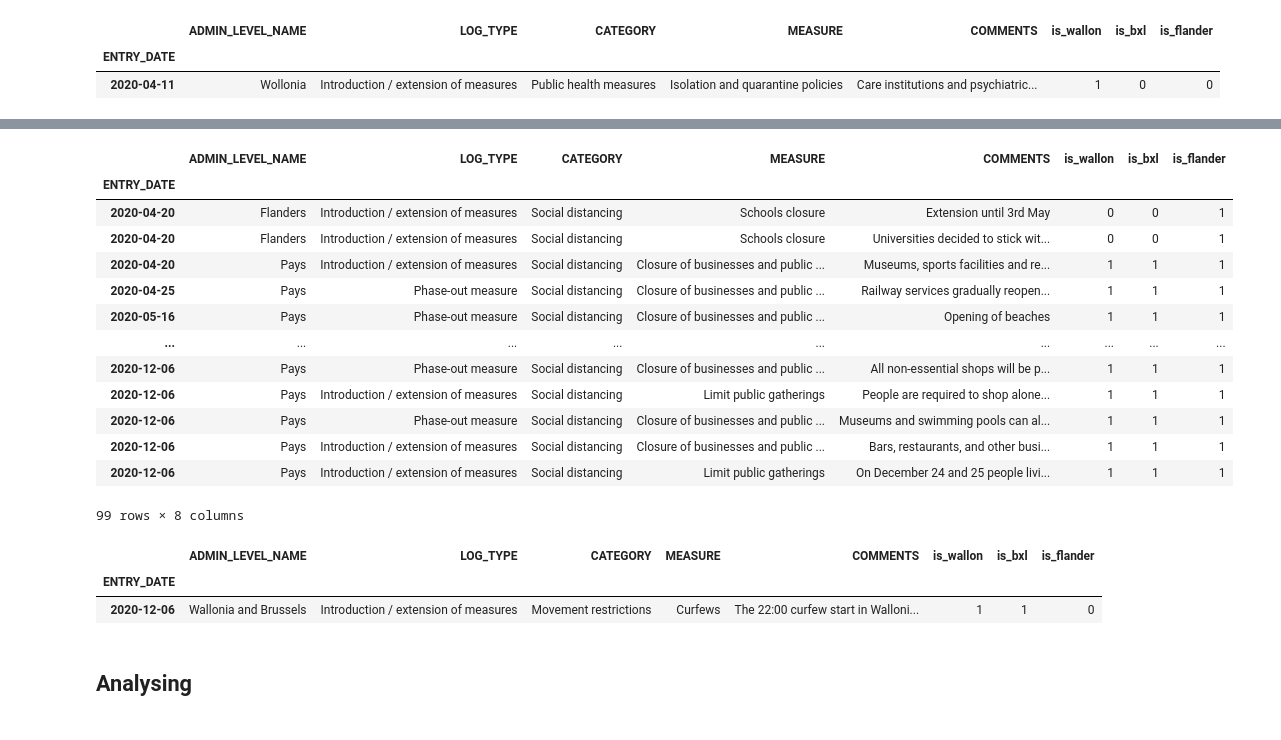
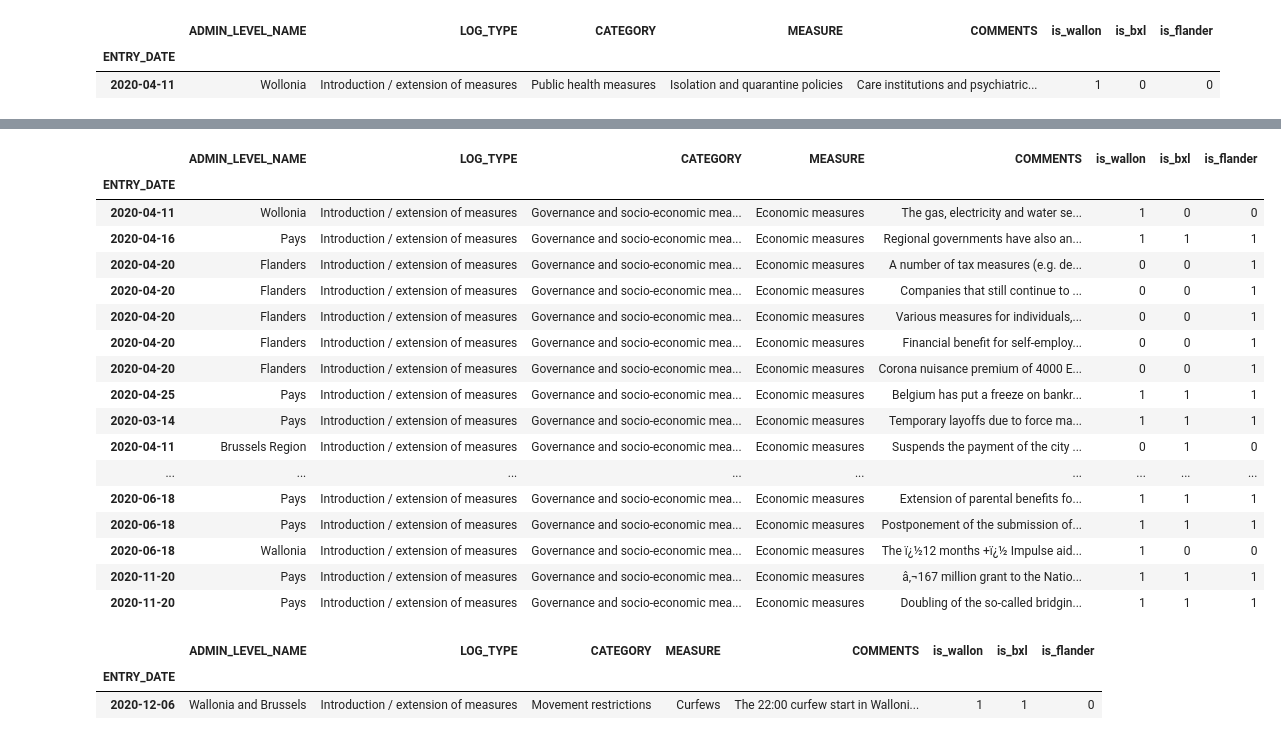
Before and after one commit to Demesmaeker/workshop-IBM-covid, a Jupyter notebook: Faillites.ipynb, the cells around one changed output, grey strips where cells are left out. Cells and saved outputs as stored; diff of their text form; code cells hidden in the pictures.

```diff
--- a/Faillites.ipynb
+++ b/Faillites.ipynb
@@ -326,20 +339,24 @@ Name: CATEGORY, dtype: int64
-# %%
-measure_be[measure_be["CATEGORY"]=="Social distancing"]
-# %% [output]
-|  | ADMIN_LEVEL_NAME | LOG_TYPE | CATEGORY | MEASURE | COMMENTS | is_wallon | is_bxl | is_flander |
-| ENTRY_DATE |  |  |  |  |  |  |  |  |
-| 2020-04-20 | Flanders | Introduction / extension of measures | Social distancing | Schools closure | Extension until 3rd May | 0 | 0 | 1 |
-| 2020-04-20 | Flanders | Introduction / extension of measures | Social distancing | Schools closure | Universities decided to stick wit... | 0 | 0 | 1 |
-| 2020-04-20 | Pays | Introduction / extension of measures | Social distancing | Closure of businesses and public ... | Museums, sports facilities and re... | 1 | 1 | 1 |
-| 2020-04-25 | Pays | Phase-out measure | Social distancing | Closure of businesses and public ... | Railway services gradually reopen... | 1 | 1 | 1 |
-| 2020-05-16 | Pays | Phase-out measure | Social distancing | Closure of businesses and public ... | Opening of beaches | 1 | 1 | 1 |
-| ... | ... | ... | ... | ... | ... | ... | ... | ... |
-| 2020-12-06 | Pays | Phase-out measure | Social distancing | Closure of businesses and public ... | All non-essential shops will be p... | 1 | 1 | 1 |
-| 2020-12-06 | Pays | Introduction / extension of measures | Social distancing | Limit public gatherings | People are required to shop alone... | 1 | 1 | 1 |
-| 2020-12-06 | Pays | Phase-out measure | Social distancing | Closure of businesses and public ... | Museums and swimming pools can al... | 1 | 1 | 1 |
-| 2020-12-06 | Pays | Introduction / extension of measures | Social distancing | Closure of businesses and public ... | Bars, restaurants, and other busi... | 1 | 1 | 1 |
-| 2020-12-06 | Pays | Introduction / extension of measures | Social distancing | Limit public gatherings | On December 24 and 25 people livi... | 1 | 1 | 1 |
-99 rows × 8 columns
+# %%
+measure_be[measure_be["MEASURE"]=="Economic measures"]
+# %% [output]
+|  | ADMIN_LEVEL_NAME | LOG_TYPE | CATEGORY | MEASURE | COMMENTS | is_wallon | is_bxl | is_flander |
+| ENTRY_DATE |  |  |  |  |  |  |  |  |
+| 2020-04-11 | Wollonia | Introduction / extension of measures | Governance and socio-economic mea... | Economic measures | The gas, electricity and water se... | 1 | 0 | 0 |
+| 2020-04-16 | Pays | Introduction / extension of measures | Governance and socio-economic mea... | Economic measures | Regional governments have also an... | 1 | 1 | 1 |
+| 2020-04-20 | Flanders | Introduction / extension of measures | Governance and socio-economic mea... | Economic measures | A number of tax measures (e.g. de... | 0 | 0 | 1 |
+| 2020-04-20 | Flanders | Introduction / extension of measures | Governance and socio-economic mea... | Economic measures | Companies that still continue to ... | 0 | 0 | 1 |
+| 2020-04-20 | Flanders | Introduction / extension of measures | Governance and socio-economic mea... | Economic measures | Various measures for individuals,... | 0 | 0 | 1 |
+| 2020-04-20 | Flanders | Introduction / extension of measures | Governance and socio-economic mea... | Economic measures | Financial benefit for self-employ... | 0 | 0 | 1 |
+| 2020-04-20 | Flanders | Introduction / extension of measures | Governance and socio-economic mea... | Economic measures | Corona nuisance premium of 4000 E... | 0 | 0 | 1 |
+| 2020-04-25 | Pays | Introduction / extension of measures | Governance and socio-economic mea... | Economic measures | Belgium has put a freeze on bankr... | 1 | 1 | 1 |
+| 2020-03-14 | Pays | Introduction / extension of measures | Governance and socio-economic mea... | Economic measures | Temporary layoffs due to force ma... | 1 | 1 | 1 |
+| 2020-04-11 | Brussels Region | Introduction / extension of measures | Governance and socio-economic mea... | Economic measures | Suspends the payment of the city ... | 0 | 1 | 0 |
+| ... | ... | ... | ... | ... | ... | ... | ... | ... |
+| 2020-06-18 | Pays | Introduction / extension of measures | Governance and socio-economic mea... | Economic measures | Extension of parental benefits fo... | 1 | 1 | 1 |
+| 2020-06-18 | Pays | Introduction / extension of measures | Governance and socio-economic mea... | Economic measures | Postponement of the submission of... | 1 | 1 | 1 |
+| 2020-06-18 | Wallonia | Introduction / extension of measures | Governance and socio-economic mea... | Economic measures | The ï¿½12 months +ï¿½ Impulse aid... | 1 | 0 | 0 |
+| 2020-11-20 | Pays | Introduction / extension of measures | Governance and socio-economic mea... | Economic measures | â‚¬167 million grant to the Natio... | 1 | 1 | 1 |
+| 2020-11-20 | Pays | Introduction / extension of measures | Governance and socio-economic mea... | Economic measures | Doubling of the so-called bridgin... | 1 | 1 | 1 |
 # %%
 measure_be.tail(1)
 # %% [output]
@@ -351,2 +365,0 @@ measure_be.tail(1)
-# %% [markdown]
-## Analysing
```
Also changed, not shown: parts of 3 cells of this notebook.
